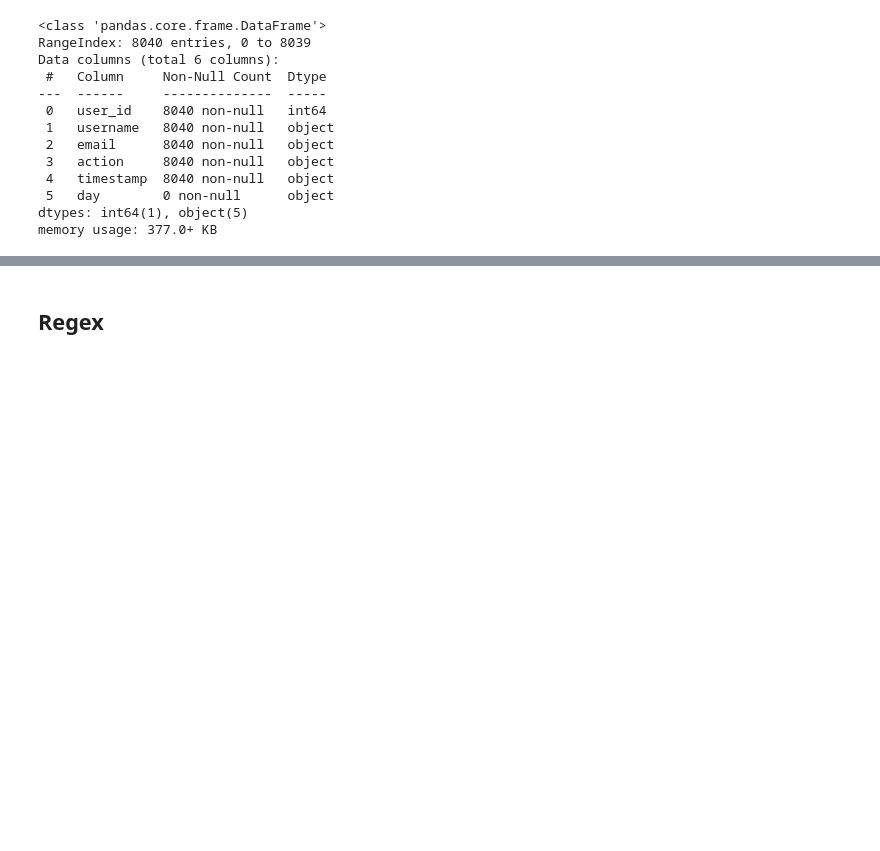
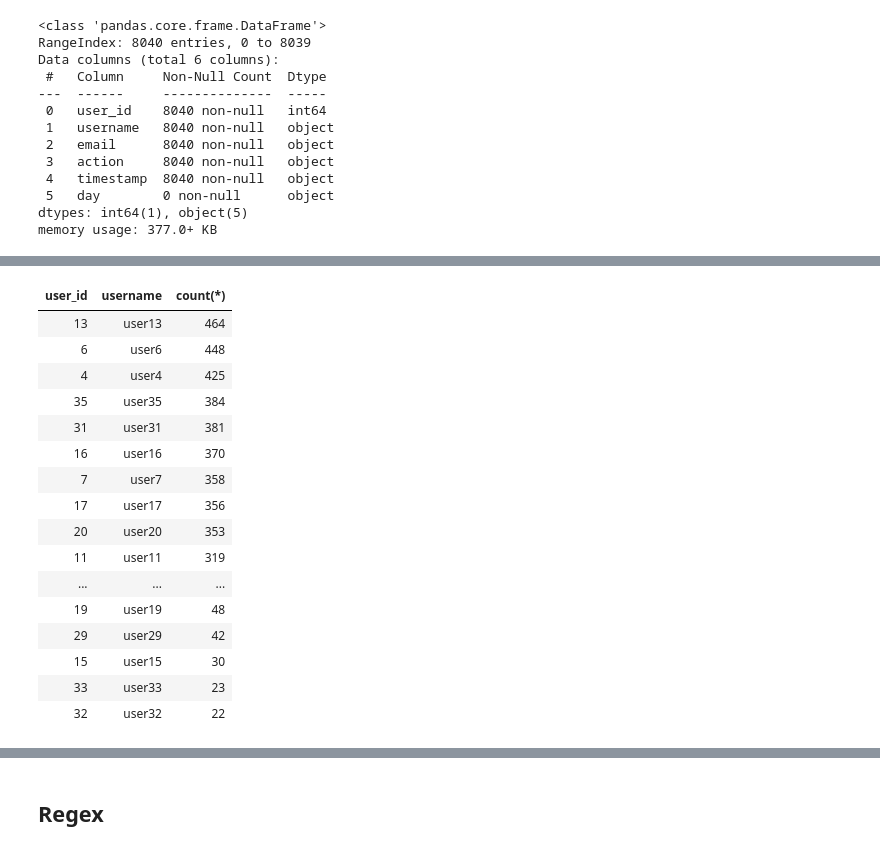
Before and after one commit to totatorbj/su-mt4007, a Jupyter notebook: HW4/HW4.ipynb, the cells around one changed output, grey strips where cells are left out. Saved outputs shown, nothing was run; the diff lists cells and outputs as text; code cells hidden in the pictures; blank space fills up the shorter version.

```diff
--- a/HW4/HW4.ipynb
+++ b/HW4/HW4.ipynb
@@ -1453,0 +1080,15 @@ pd.read_sql_query(query, conn).sort_values(by='username')
+# %%
+query = """
+SELECT user_id, username, count(*)
+FROM user_actions
+WHERE action='login'
+GROUP BY user_id
+"""
+
+# cursor.execute(query)
+
+# for data in cursor.fetchall():
+#     print(data)
+
+n_log_entries_by_user_id = pd.read_sql_query(query, conn).sort_values(by='count(*)', ascending=False)
+# n_log_entries_by_user_id = pd.read_sql_query(query, conn).sort_values(by='user_id')
@@ -1453,0 +1108,20 @@ pd.read_sql_query(query, conn).sort_values(by='username')
+# %%
+n_log_entries_by_user_id.style.hide(axis='index')
+# %% [output]
+| user_id | username | count(*) |
+| 13 | user13 | 464 |
+| 6 | user6 | 448 |
+| 4 | user4 | 425 |
+| 35 | user35 | 384 |
+| 31 | user31 | 381 |
+| 16 | user16 | 370 |
+| 7 | user7 | 358 |
+| 17 | user17 | 356 |
+| 20 | user20 | 353 |
+| 11 | user11 | 319 |
+| ... | ... | ... |
+| 19 | user19 | 48 |
+| 29 | user29 | 42 |
+| 15 | user15 | 30 |
+| 33 | user33 | 23 |
+| 32 | user32 | 22 |
```
Also changed, not shown: parts of 228 cells of this notebook, 1 other file.
